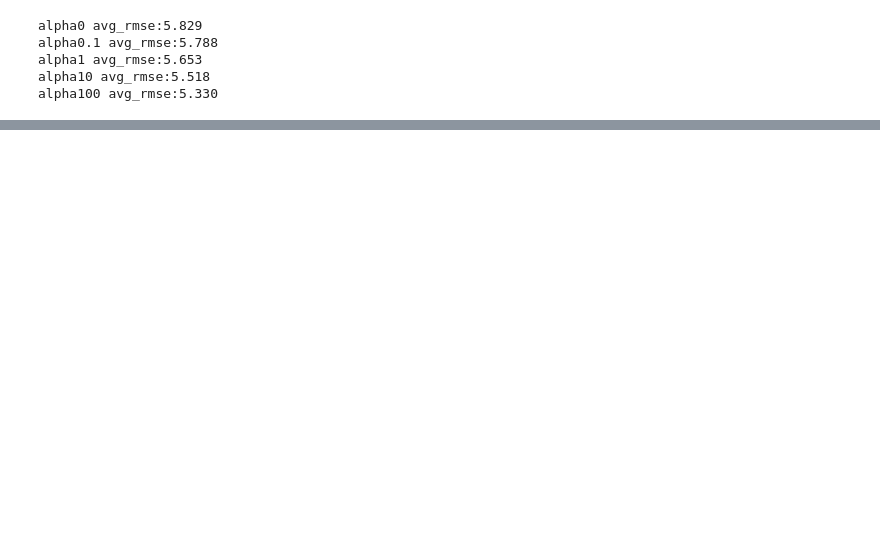
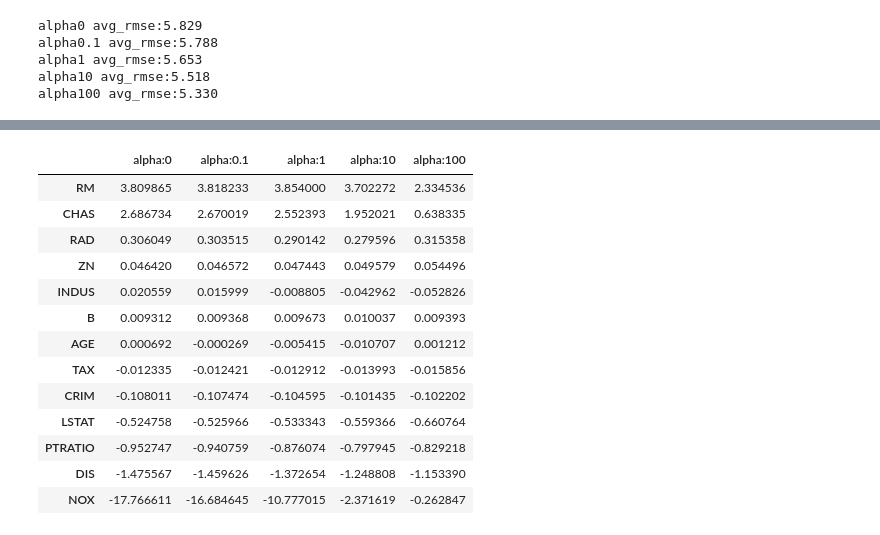
Before and after one commit to quovadisss/MLguide, a Jupyter notebook: Regression/5.6_Ridge,Lasso,Elasticnet.ipynb, the cells around one changed output, grey strips where cells are left out. Cells and saved outputs as stored; diff of their text form; code cells hidden in the pictures; blank space fills up the shorter version.

```diff
--- a/Regression/5.6_Ridge,Lasso,Elasticnet.ipynb
+++ b/Regression/5.6_Ridge,Lasso,Elasticnet.ipynb
@@ -85,0 +114,19 @@ alpha100 avg_rmse:5.330
+# %%
+ridge_alphas = [0, 0.1, 1, 10, 100]
+sort_column = 'alpha:' + str(ridge_alphas[0])
+coeff_df.sort_values(by=sort_column, ascending=False)
+# %% [output]
+|  | alpha:0 | alpha:0.1 | alpha:1 | alpha:10 | alpha:100 |
+| RM | 3.809865 | 3.818233 | 3.854000 | 3.702272 | 2.334536 |
+| CHAS | 2.686734 | 2.670019 | 2.552393 | 1.952021 | 0.638335 |
+| RAD | 0.306049 | 0.303515 | 0.290142 | 0.279596 | 0.315358 |
+| ZN | 0.046420 | 0.046572 | 0.047443 | 0.049579 | 0.054496 |
+| INDUS | 0.020559 | 0.015999 | -0.008805 | -0.042962 | -0.052826 |
+| B | 0.009312 | 0.009368 | 0.009673 | 0.010037 | 0.009393 |
+| AGE | 0.000692 | -0.000269 | -0.005415 | -0.010707 | 0.001212 |
+| TAX | -0.012335 | -0.012421 | -0.012912 | -0.013993 | -0.015856 |
+| CRIM | -0.108011 | -0.107474 | -0.104595 | -0.101435 | -0.102202 |
+| LSTAT | -0.524758 | -0.525966 | -0.533343 | -0.559366 | -0.660764 |
+| PTRATIO | -0.952747 | -0.940759 | -0.876074 | -0.797945 | -0.829218 |
+| DIS | -1.475567 | -1.459626 | -1.372654 | -1.248808 | -1.153390 |
+| NOX | -17.766611 | -16.684645 | -10.777015 | -2.371619 | -0.262847 |
```
Also changed, not shown: parts of 14 cells of this notebook, 1 other file.
